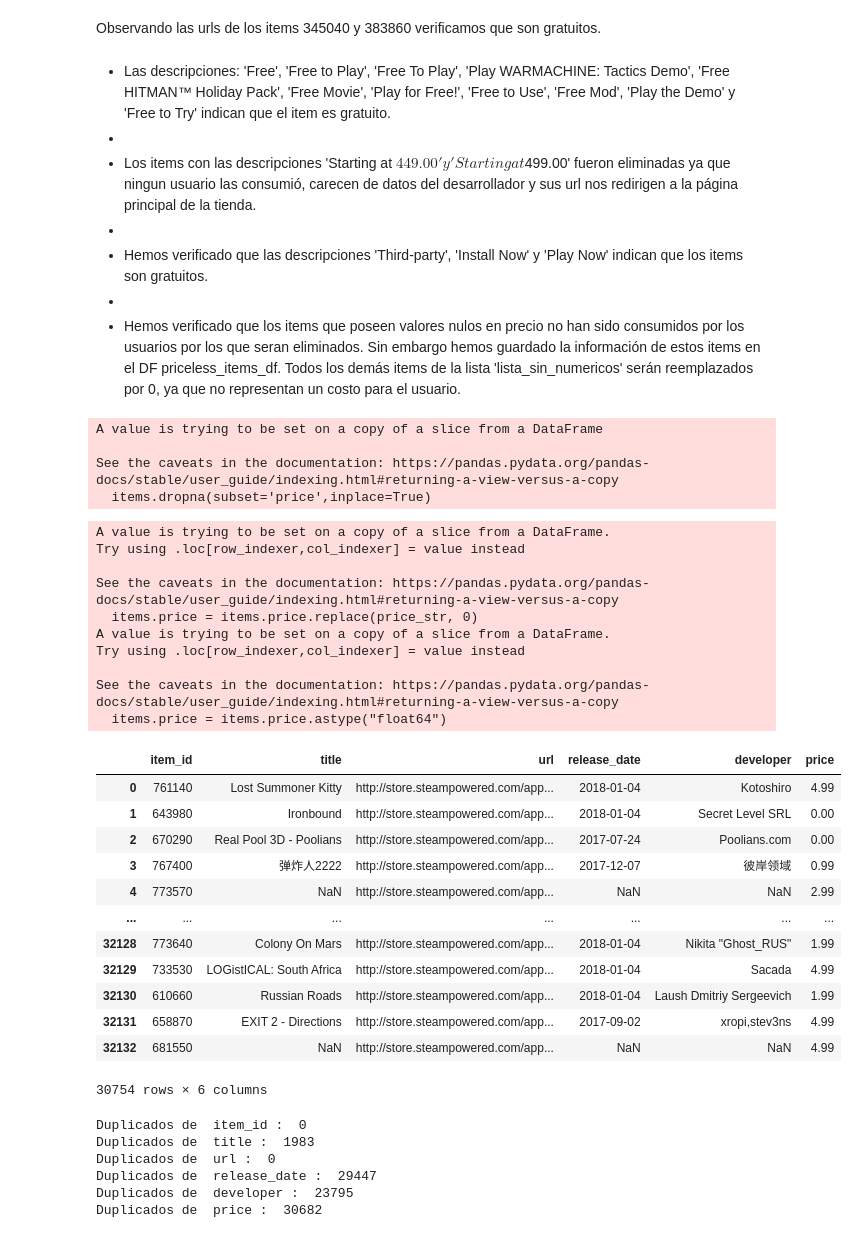
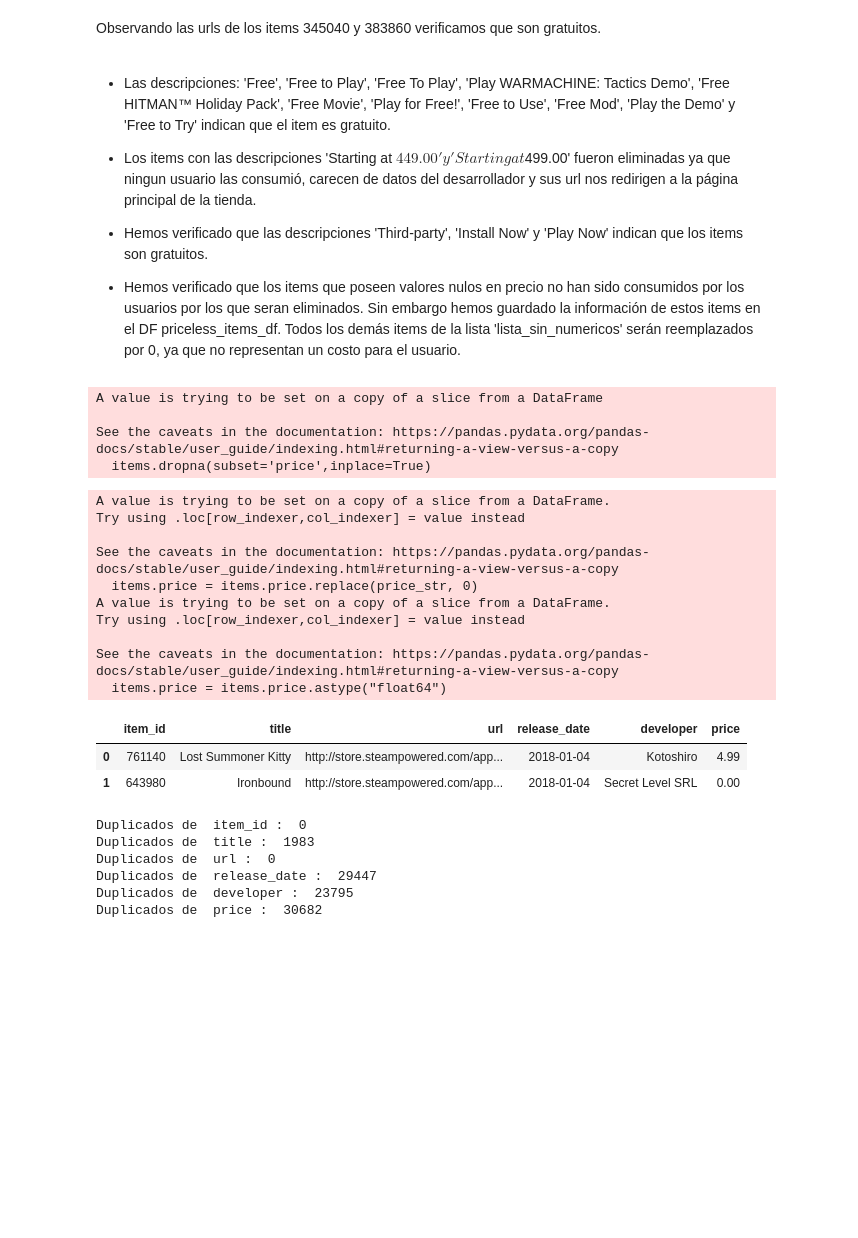
Before and after one commit to rominaEsc/MLOps_steam_games, a Jupyter notebook: 2_tablas_principales.ipynb, the cells around one changed output. Cells and saved outputs as stored; diff of their text form; code cells hidden in the pictures; blank space fills up the shorter version.

```diff
--- a/2_tablas_principales.ipynb
+++ b/2_tablas_principales.ipynb
@@ -480,11 +516,11 @@ items[items.price == 'Play Now']
 Observando las urls de los items 345040 y 383860 verificamos que son gratuitos.
 # %% [markdown]
 * Las descripciones: 'Free', 'Free to Play', 'Free To Play', 'Play WARMACHINE: Tactics Demo', 'Free HITMAN™ Holiday Pack', 'Free Movie', 'Play for Free!', 'Free to Use', 'Free Mod', 'Play the Demo' y 'Free to Try' indican que el item es gratuito.
-*
+
 * Los items con las descripciones 'Starting at $449.00' y 'Starting at $499.00' fueron eliminadas ya que ningun usuario las consumió, carecen de datos del desarrollador y sus url nos redirigen a la página principal de la tienda.
-*
+
 * Hemos verificado que las descripciones 'Third-party', 'Install Now' y 'Play Now' indican que los items son gratuitos.
-*
+
 * Hemos verificado que los items que poseen valores nulos en precio no han sido consumidos por los usuarios por los que seran eliminados. Sin embargo hemos guardado la información de estos items en el DF priceless_items_df. Todos los demás items de la lista 'lista_sin_numericos' serán reemplazados por 0, ya que no representan un costo para el usuario.
 # %%
 items.dropna(subset='price',inplace=True)
@@ -496,31 +532,21 @@ See the caveats in the documentation: https://pandas.pydata.org/pandas-docs/stab
 # %%
 items.price = items.price.replace(price_str, 0)
 items.price = items.price.astype("float64")
-items
+items.head(2)
 # %% [output]
 A value is trying to be set on a copy of a slice from a DataFrame.
 Try using .loc[row_indexer,col_indexer] = value instead
 
 See the caveats in the documentation: https://pandas.pydata.org/pandas-docs/stable/user_guide/indexing.html#returning-a-view-versus-a-copy
   items.price = items.price.replace(price_str, 0)
 A value is trying to be set on a copy of a slice from a DataFrame.
 Try using .loc[row_indexer,col_indexer] = value instead
 
 See the caveats in the documentation: https://pandas.pydata.org/pandas-docs/stable/user_guide/indexing.html#returning-a-view-versus-a-copy
   items.price = items.price.astype("float64")
 |  | item_id | title | url | release_date | developer | price |
 | 0 | 761140 | Lost Summoner Kitty | http://store.steampowered.com/app... | 2018-01-04 | Kotoshiro | 4.99 |
 | 1 | 643980 | Ironbound | http://store.steampowered.com/app... | 2018-01-04 | Secret Level SRL | 0.00 |
-| 2 | 670290 | Real Pool 3D - Poolians | http://store.steampowered.com/app... | 2017-07-24 | Poolians.com | 0.00 |
-| 3 | 767400 | 弹炸人2222 | http://store.steampowered.com/app... | 2017-12-07 | 彼岸领域 | 0.99 |
-| 4 | 773570 | NaN | http://store.steampowered.com/app... | NaN | NaN | 2.99 |
-| ... | ... | ... | ... | ... | ... | ... |
-| 32128 | 773640 | Colony On Mars | http://store.steampowered.com/app... | 2018-01-04 | Nikita "Ghost_RUS" | 1.99 |
-| 32129 | 733530 | LOGistICAL: South Africa | http://store.steampowered.com/app... | 2018-01-04 | Sacada | 4.99 |
-| 32130 | 610660 | Russian Roads | http://store.steampowered.com/app... | 2018-01-04 | Laush Dmitriy Sergeevich | 1.99 |
-| 32131 | 658870 | EXIT 2 - Directions | http://store.steampowered.com/app... | 2017-09-02 | xropi,stev3ns | 4.99 |
-| 32132 | 681550 | NaN | http://store.steampowered.com/app... | NaN | NaN | 4.99 |
-30754 rows × 6 columns
 # %%
 duplicados_de(items)
 # %% [output]
```
Also changed, not shown: parts of 39 cells of this notebook, 16 other files.
